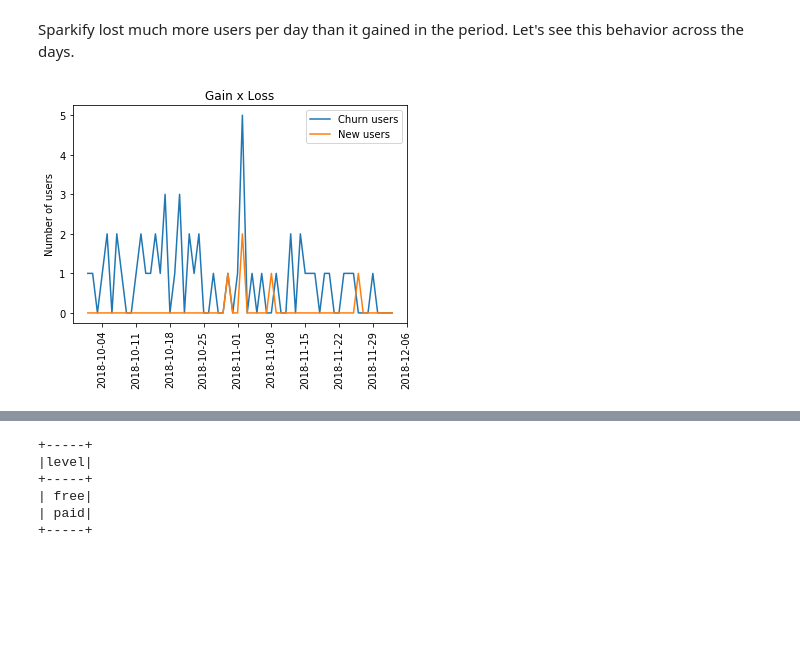
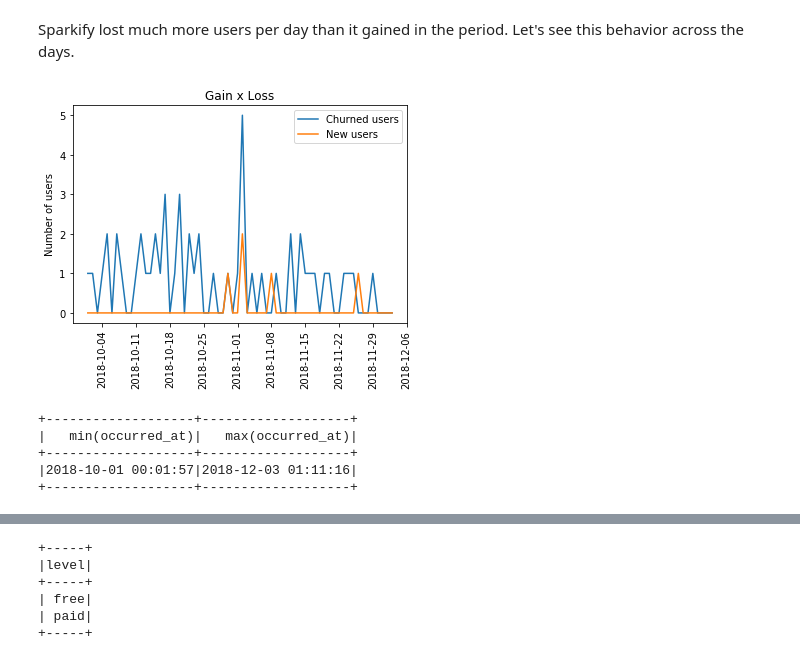
Before and after one commit to thiagolimaop/sparkify_churn, a Jupyter notebook: Sparkify.ipynb, the cells around one changed output, grey strips where cells are left out. Cells and saved outputs as stored; diff of their text form; code cells hidden in the pictures; blank space fills up the shorter version.

```diff
--- a/Sparkify.ipynb
+++ b/Sparkify.ipynb
@@ -357,12 +357,12 @@ new_x_churn = spark.sql('''
             '''
          ).toPandas()
 # %%
-plt.plot(new_x_churn['day'], new_x_churn['churnUsers'], label = "Churn users")
+plt.plot(new_x_churn['day'], new_x_churn['churnUsers'], label = "Churned users")
 plt.plot(new_x_churn['day'], new_x_churn['newUsers'], label = "New users")
 plt.title('Gain x Loss')
 plt.ylabel('Number of users')
 plt.xticks(rotation=90)
 plt.legend()
 plt.show()
 # %% [output]
-[figure, old version]
+[figure, new version]
@@ -368,0 +373,13 @@ plt.show()
+# %%
+# What period does the data cover?
+spark.sql('''
+            SELECT MIN(occurred_at), MAX(occurred_at)
+            FROM clean_user_log_table
+            '''
+         ).show()
+# %% [output]
++-------------------+-------------------+
+|   min(occurred_at)|   max(occurred_at)|
++-------------------+-------------------+
+|2018-10-01 00:01:57|2018-12-03 01:11:16|
++-------------------+-------------------+
```
Also changed, not shown: parts of 26 cells of this notebook.
